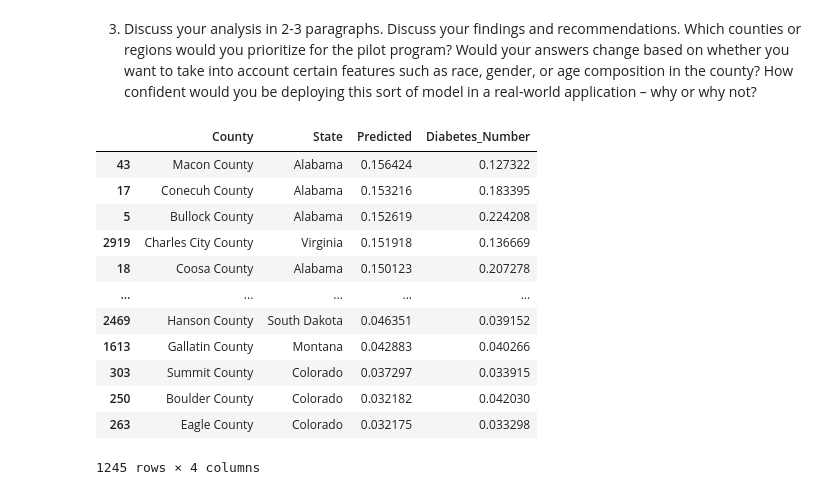
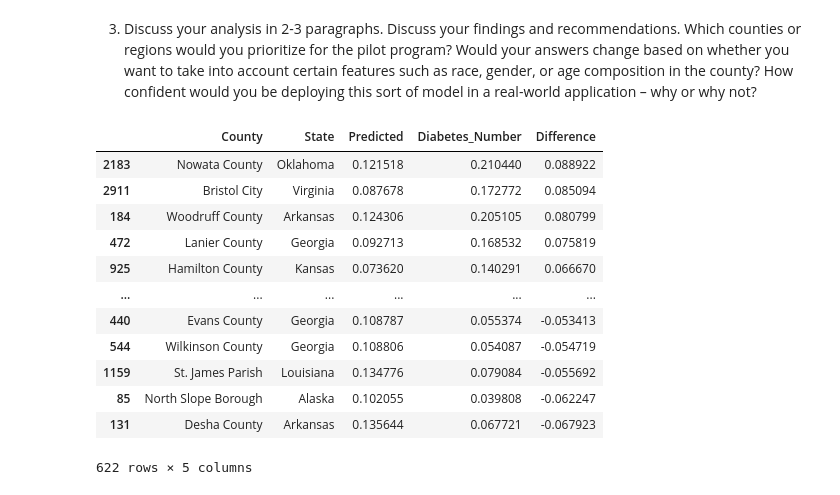
Before and after one commit to grbenitez/Computational-Social-Science-Projects, a Jupyter notebook: Project-2/Project 2 Students.ipynb, the cells around one changed output. Saved outputs shown, nothing was run; the diff lists cells and outputs as text; code cells hidden in the pictures.

```diff
--- a/Project-2/Project 2 Students.ipynb
+++ b/Project-2/Project 2 Students.ipynb
@@ -555,7 +555,7 @@ np.random.seed(10)
 
 
 # split the data so that it returns 4 values: X_train, X_test, y_train, y_test
-X_train, X_test, y_train, y_test = train_test_split(X,                 # specify training dataset
+X_train, X_temp, y_train, y_temp = train_test_split(X,                 # specify training dataset
                                                     y,                 # specify test dataset
                                                     train_size=.6,      # specify proportional split for training
                                                     test_size=.4,
@@ -565,9 +565,9 @@ X_train, X_test, y_train, y_test = train_test_split(X,                 # specify
 # Validation split
 #-----------
 
-# train_test_split returns 4 values: X_train, X_test, y_train, y_test, so how do we create a 60-20-20 train-validate-test split?
-X_train, X_validate, y_train, y_validate =  train_test_split(X_test,
-                                                             y_test,
+# validation_test_split returns 4 values: X_validation, X_test, y_train, y_test, so how do we create a 60-20-20 train-validate-test split?
+X_test, X_validate, y_test, y_validate =  train_test_split(X_temp,
+                                                             y_temp,
                                                              train_size=0.5,
                                                              test_size=0.5,
                                                              random_state=10)
@@ -913,23 +913,23 @@ In this project, our team used three main stragies to overcoming overfitting con
 # %%
 predicted_df = diabetes.loc[X_test_update.index].copy()
 predicted_df['Predicted'] = lasso_model_update.predict(X_test_update)
-
+predicted_df['Difference'] = predicted_df['Diabetes_Number']-predicted_df['Predicted']
 predicted = (
-    predicted_df.sort_values(by='Predicted', ascending=False)
-           .loc[:, ['County', 'State', 'Predicted', 'Diabetes_Number']]
+    predicted_df.sort_values(by='Difference', ascending=False)
+           .loc[:, ['County', 'State', 'Predicted', 'Diabetes_Number', 'Difference']]
 )
 predicted
 # %% [output]
-|  | County | State | Predicted | Diabetes_Number |
-| 43 | Macon County | Alabama | 0.156424 | 0.127322 |
-| 17 | Conecuh County | Alabama | 0.153216 | 0.183395 |
-| 5 | Bullock County | Alabama | 0.152619 | 0.224208 |
-| 2919 | Charles City County | Virginia | 0.151918 | 0.136669 |
-| 18 | Coosa County | Alabama | 0.150123 | 0.207278 |
-| ... | ... | ... | ... | ... |
-| 2469 | Hanson County | South Dakota | 0.046351 | 0.039152 |
-| 1613 | Gallatin County | Montana | 0.042883 | 0.040266 |
-| 303 | Summit County | Colorado | 0.037297 | 0.033915 |
-| 250 | Boulder County | Colorado | 0.032182 | 0.042030 |
-| 263 | Eagle County | Colorado | 0.032175 | 0.033298 |
+|  | County | State | Predicted | Diabetes_Number | Difference |
+| 2183 | Nowata County | Oklahoma | 0.121518 | 0.210440 | 0.088922 |
+| 2911 | Bristol City | Virginia | 0.087678 | 0.172772 | 0.085094 |
+| 184 | Woodruff County | Arkansas | 0.124306 | 0.205105 | 0.080799 |
+| 472 | Lanier County | Georgia | 0.092713 | 0.168532 | 0.075819 |
+| 925 | Hamilton County | Kansas | 0.073620 | 0.140291 | 0.066670 |
+| ... | ... | ... | ... | ... | ... |
+| 440 | Evans County | Georgia | 0.108787 | 0.055374 | -0.053413 |
+| 544 | Wilkinson County | Georgia | 0.108806 | 0.054087 | -0.054719 |
+| 1159 | St. James Parish | Louisiana | 0.134776 | 0.079084 | -0.055692 |
+| 85 | North Slope Borough | Alaska | 0.102055 | 0.039808 | -0.062247 |
+| 131 | Desha County | Arkansas | 0.135644 | 0.067721 | -0.067923 |
-1245 rows × 4 columns
+622 rows × 5 columns
```
Also changed, not shown: parts of 7 cells of this notebook.
